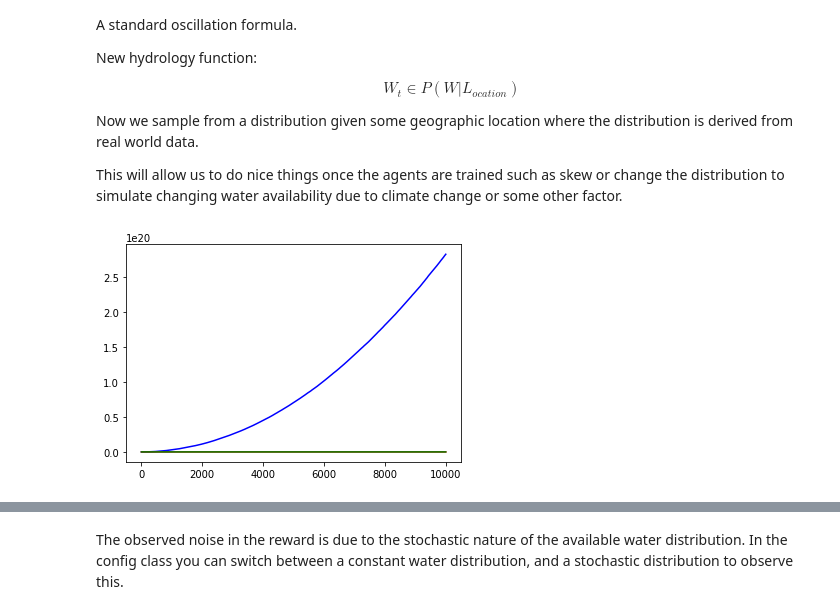
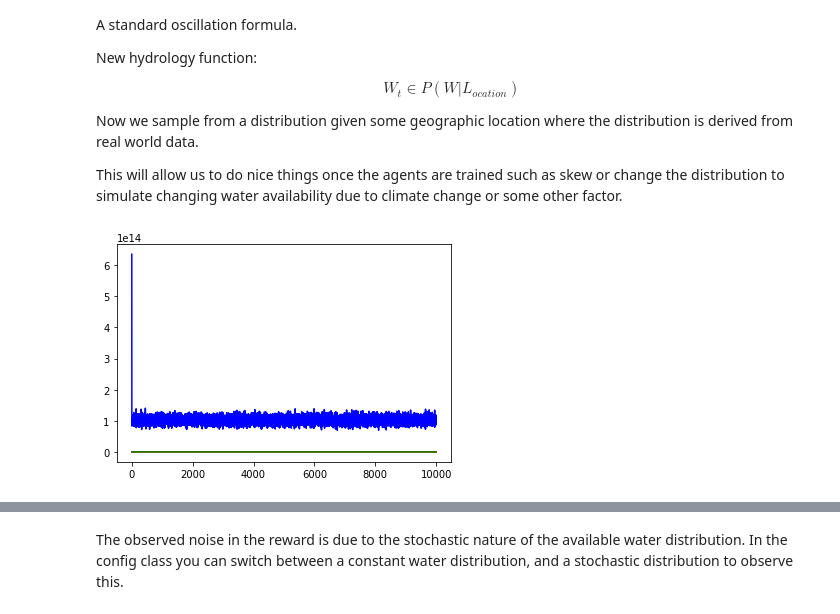
Before and after one commit to DaithiMartin/Optimal_Irrigation, a Jupyter notebook: CES_model/CES_notebook.ipynb, the cells around one changed output, grey strips where cells are left out. Cells and saved outputs as stored; diff of their text form; code cells hidden in the pictures.

Commit message:
Fixed integration of aquifer, now getting reasonable behavior from the system. Still need to calibrate to real world data.

```diff
--- a/CES_model/CES_notebook.ipynb
+++ b/CES_model/CES_notebook.ipynb
@@ -192,6 +192,12 @@ class SimulationCES:
     def __init__(self, config: SimConfig):
         # simulation configuration
         self.config = config
+
+        # simulation records for analysis
+        # TODO: make farmer_rewards_record dynamically generated for the number of farmers
+        self.farmers_rewards_record = [[] for _ in range(config.number_farmers)]
+        self.water_record = {"Aquifer": [],
+                             "Surface": []}
 
         # simulation parameters
         self.num_farmers = config.number_farmers
@@ -211,9 +217,7 @@ class SimulationCES:
         # FIXME: MAKE THIS COME FROM CONFIG FILE?
         self.available_land = [100 for _ in range(self.num_farmers)]
 
-        # simulation data
-        # TODO: make this record dynamically generated for the number of farmers
-        self.farmers_rewards_record = [[] for _ in range(self.num_farmers)]
+
 
         # TODO: use a dictionary to hold these values for different watersheds, then access watershed values via init argument
         # production function parameters
@@ -329,8 +333,13 @@ class SimulationCES:
 
         Returns: (float) available water.
         """
+        # get initial values for water types
         surface_water = np.random.choice(self.hydrology_function)
         aquifer = self.aquifer.available_volume
+
+        # update water records
+        self.water_record["Surface"].append(surface_water)
+        self.water_record["Aquifer"].append(aquifer)
 
         return surface_water + aquifer
 
@@ -342,11 +351,19 @@ class SimulationCES:
             priority_index: indicates at what point in the river continuum to update flows
             action: amount of water removed by agent
         """
+        # determine the total water removed
+        total_removed = np.sum(action[0:1])
 
-        total_removed = np.sum(action[0:1])
+        # remove water from aquifer
+        aquifer_removed = self.aquifer.withdraw_water(total_removed / 2)
+
+        # determine how much water needs to come from surface water
+        surface_removed = total_removed - aquifer_removed
+
+        # remove water from surface continuum, max operation prevents negative water amounts
         for i in range(priority_index, len(self.available_water)):
 
-            self.available_water[i] = max(self.available_water[i] - total_removed, 1e-3)
+            self.available_water[i] = max(self.available_water[i] - surface_removed, 1e-3)
 
         return None
 
@@ -412,9 +429,9 @@ for i_episode in range(1, num_years + 1):
 # %%
 # red and green should be screwed
 
-plt.plot(np.arange(len(env.farmers_rewards_record[0])), env.farmers_rewards_record[0], 'b-')
-plt.plot(np.arange(len(env.farmers_rewards_record[0])), env.farmers_rewards_record[1], 'r-')
-plt.plot(np.arange(len(env.farmers_rewards_record[0])), env.farmers_rewards_record[2], 'g-')
+plt.plot(np.arange(env.year - 1), env.farmers_rewards_record[0], 'b-')
+plt.plot(np.arange(env.year - 1), env.farmers_rewards_record[1], 'r-')
+plt.plot(np.arange(env.year - 1), env.farmers_rewards_record[2], 'g-')
 plt.show()
 # %% [output]
-[figure, old version]
+[figure, new version]
```
Also changed, not shown: parts of 5 cells of this notebook.
